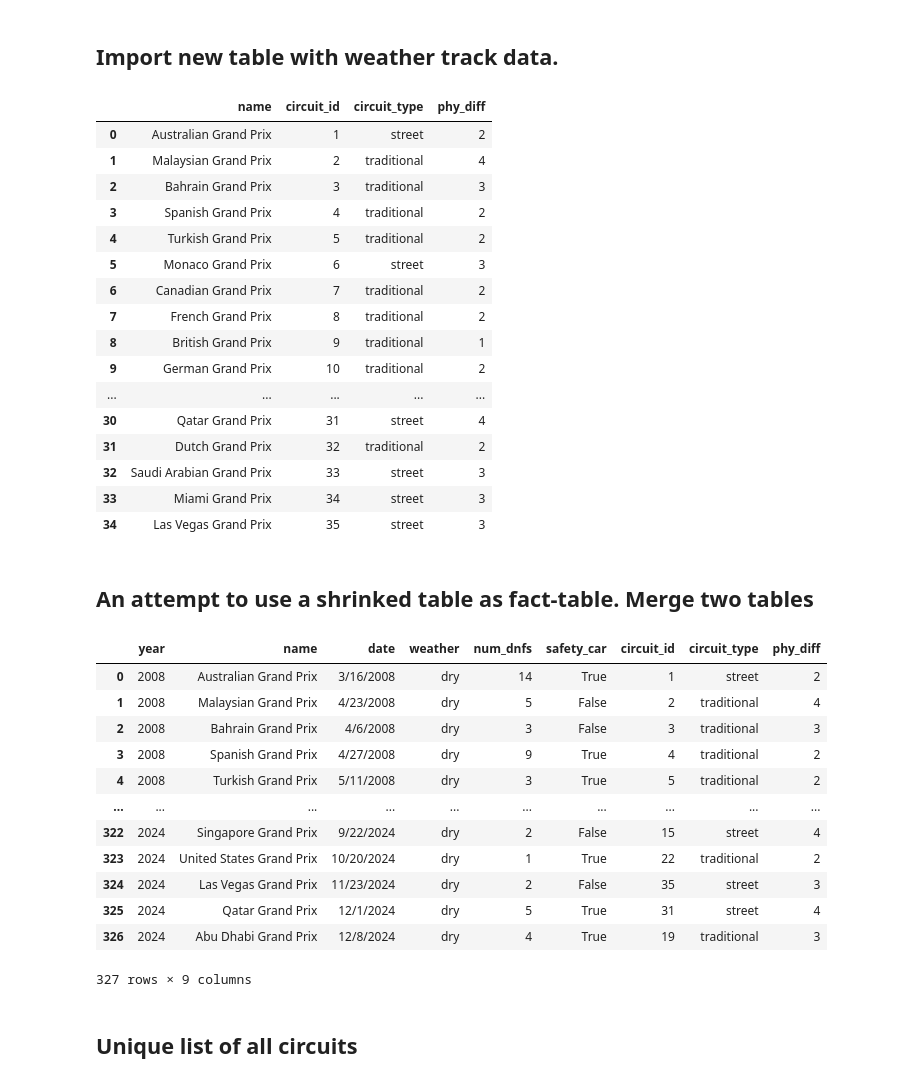
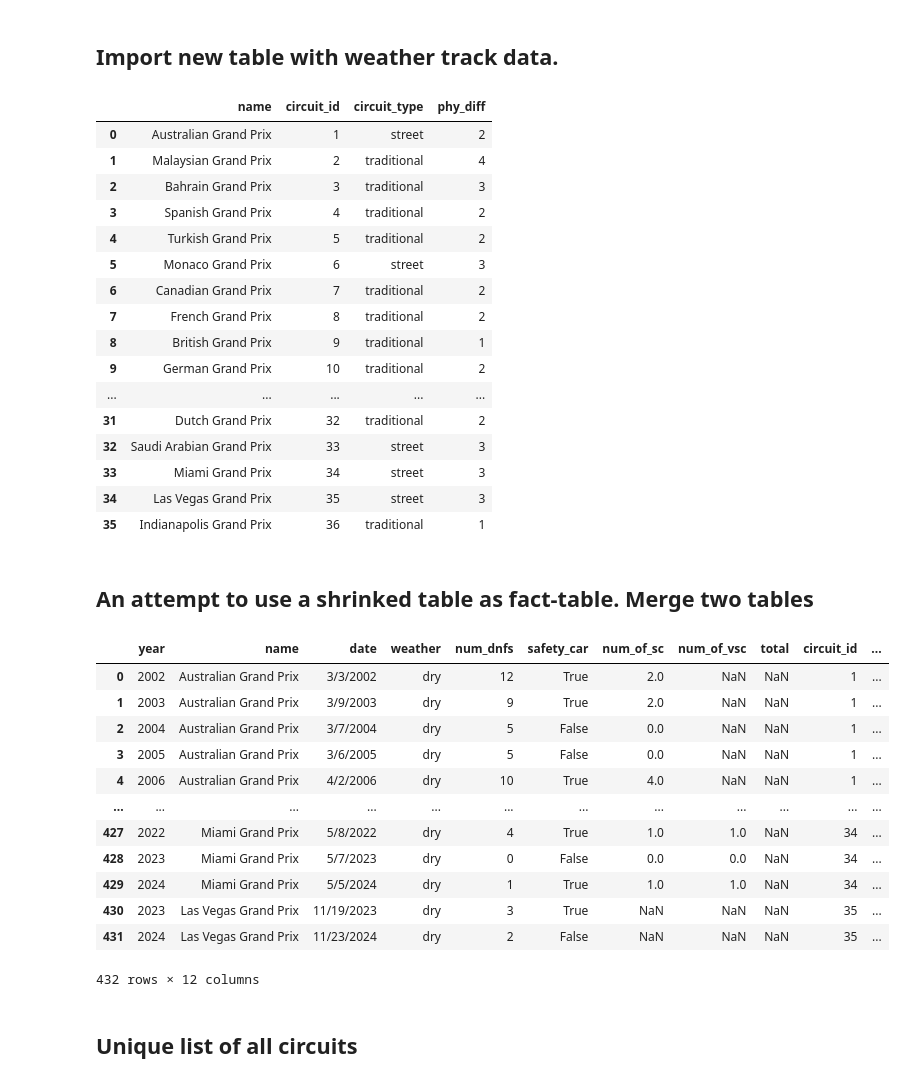
Before and after one commit to alex64a/F1-Safety-Car-Predictor, a Jupyter notebook: F1-Safety-Car-Predictor.ipynb, the cells around one changed output. Cells and saved outputs as stored; diff of their text form; code cells hidden in the pictures.

Commit message:
Added safety car and vsc data for testing. Finished prediction

```diff
--- a/F1-Safety-Car-Predictor.ipynb
+++ b/F1-Safety-Car-Predictor.ipynb
@@ -5,11 +5,11 @@
 # %% [markdown]
 ## Import new table with weather track data.
 # %%
+import numpy as np
 import pandas as pd
 safety_car_predictor = pd.read_csv("safety_car_predictor.csv")
-safety_car_predictor_shrinked = pd.read_csv("safety_car_predictor_shrinked.csv")
 circuit_data = pd.read_csv("circuit_data.csv")
-safety_car_predictor_shrinked
+safety_car_predictor
 circuit_data
 #safety_car_predictor
 # %% [output]
@@ -25,31 +25,31 @@ circuit_data
 | 8 | British Grand Prix | 9 | traditional | 1 |
 | 9 | German Grand Prix | 10 | traditional | 2 |
 | ... | ... | ... | ... | ... |
-| 30 | Qatar Grand Prix | 31 | street | 4 |
 | 31 | Dutch Grand Prix | 32 | traditional | 2 |
 | 32 | Saudi Arabian Grand Prix | 33 | street | 3 |
 | 33 | Miami Grand Prix | 34 | street | 3 |
 | 34 | Las Vegas Grand Prix | 35 | street | 3 |
+| 35 | Indianapolis Grand Prix | 36 | traditional | 1 |
 # %% [markdown]
 ## An attempt to use a shrinked table as fact-table. Merge two tables
 # %%
 #merged_table = safety_car_predictor_shrinked.join(circuit_data, on='name')
-merged_table = pd.merge(safety_car_predictor_shrinked,circuit_data, on='name')
-merged_table
+safety_car_predictor = pd.merge(safety_car_predictor,circuit_data, on='name')
+safety_car_predictor
 # %% [output]
-|  | year | name | date | weather | num_dnfs | safety_car | circuit_id | circuit_type | phy_diff |
-| 0 | 2008 | Australian Grand Prix | 3/16/2008 | dry | 14 | True | 1 | street | 2 |
-| 1 | 2008 | Malaysian Grand Prix | 4/23/2008 | dry | 5 | False | 2 | traditional | 4 |
-| 2 | 2008 | Bahrain Grand Prix | 4/6/2008 | dry | 3 | False | 3 | traditional | 3 |
-| 3 | 2008 | Spanish Grand Prix | 4/27/2008 | dry | 9 | True | 4 | traditional | 2 |
-| 4 | 2008 | Turkish Grand Prix | 5/11/2008 | dry | 3 | True | 5 | traditional | 2 |
-| ... | ... | ... | ... | ... | ... | ... | ... | ... | ... |
-| 322 | 2024 | Singapore Grand Prix | 9/22/2024 | dry | 2 | False | 15 | street | 4 |
-| 323 | 2024 | United States Grand Prix | 10/20/2024 | dry | 1 | True | 22 | traditional | 2 |
-| 324 | 2024 | Las Vegas Grand Prix | 11/23/2024 | dry | 2 | False | 35 | street | 3 |
-| 325 | 2024 | Qatar Grand Prix | 12/1/2024 | dry | 5 | True | 31 | street | 4 |
-| 326 | 2024 | Abu Dhabi Grand Prix | 12/8/2024 | dry | 4 | True | 19 | traditional | 3 |
+|  | year | name | date | weather | num_dnfs | safety_car | num_of_sc | num_of_vsc | total | circuit_id | ... |
+| 0 | 2002 | Australian Grand Prix | 3/3/2002 | dry | 12 | True | 2.0 | NaN | NaN | 1 | ... |
+| 1 | 2003 | Australian Grand Prix | 3/9/2003 | dry | 9 | True | 2.0 | NaN | NaN | 1 | ... |
+| 2 | 2004 | Australian Grand Prix | 3/7/2004 | dry | 5 | False | 0.0 | NaN | NaN | 1 | ... |
+| 3 | 2005 | Australian Grand Prix | 3/6/2005 | dry | 5 | False | 0.0 | NaN | NaN | 1 | ... |
+| 4 | 2006 | Australian Grand Prix | 4/2/2006 | dry | 10 | True | 4.0 | NaN | NaN | 1 | ... |
+| ... | ... | ... | ... | ... | ... | ... | ... | ... | ... | ... | ... |
+| 427 | 2022 | Miami Grand Prix | 5/8/2022 | dry | 4 | True | 1.0 | 1.0 | NaN | 34 | ... |
+| 428 | 2023 | Miami Grand Prix | 5/7/2023 | dry | 0 | False | 0.0 | 0.0 | NaN | 34 | ... |
+| 429 | 2024 | Miami Grand Prix | 5/5/2024 | dry | 1 | True | 1.0 | 1.0 | NaN | 34 | ... |
+| 430 | 2023 | Las Vegas Grand Prix | 11/19/2023 | dry | 3 | True | NaN | NaN | NaN | 35 | ... |
+| 431 | 2024 | Las Vegas Grand Prix | 11/23/2024 | dry | 2 | False | NaN | NaN | NaN | 35 | ... |
-327 rows × 9 columns
+432 rows × 12 columns
 # %% [markdown]
 ## Unique list of all circuits
 # %%
```
Also changed, not shown: parts of 10 cells of this notebook, 1 other file.
